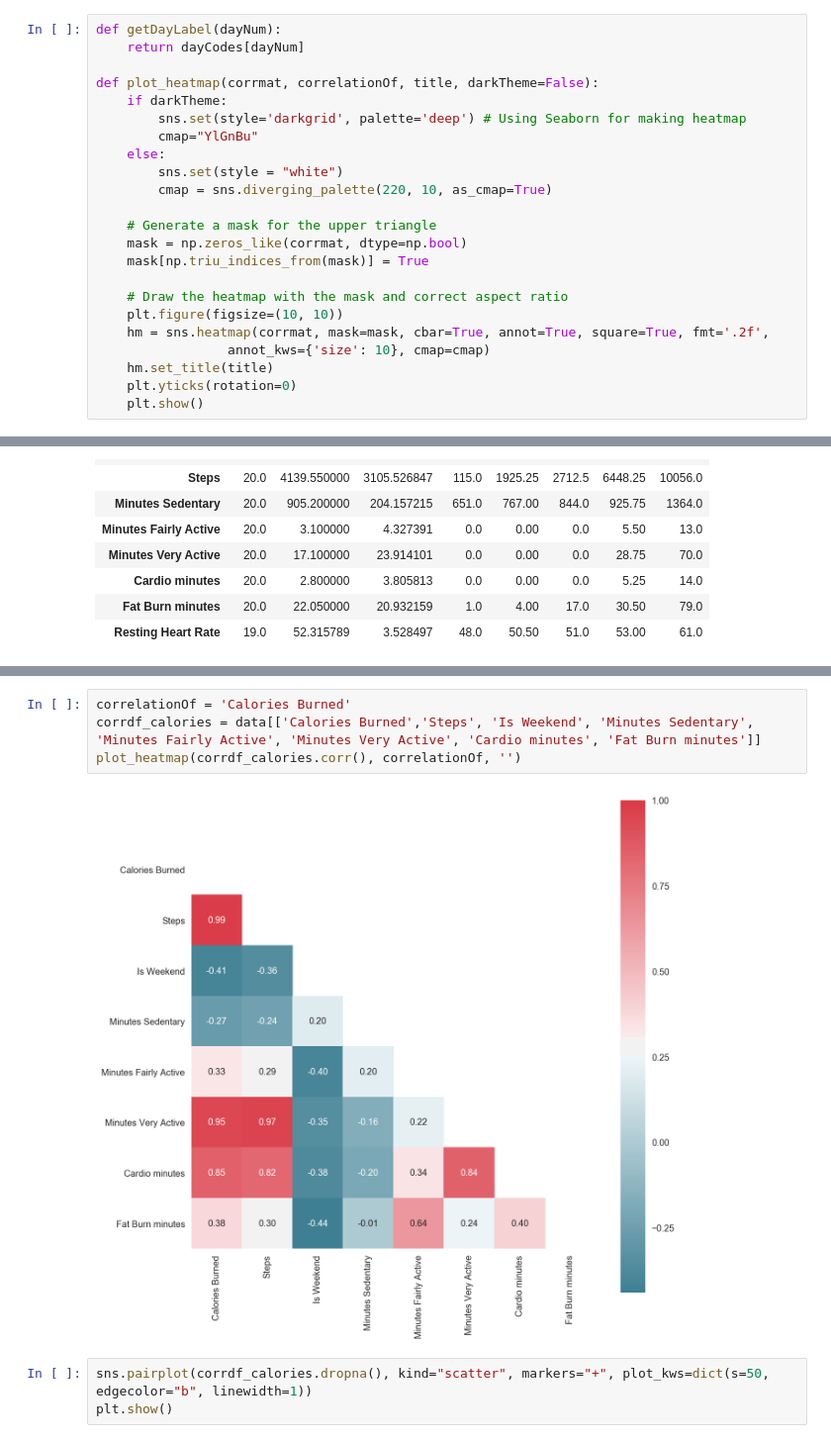
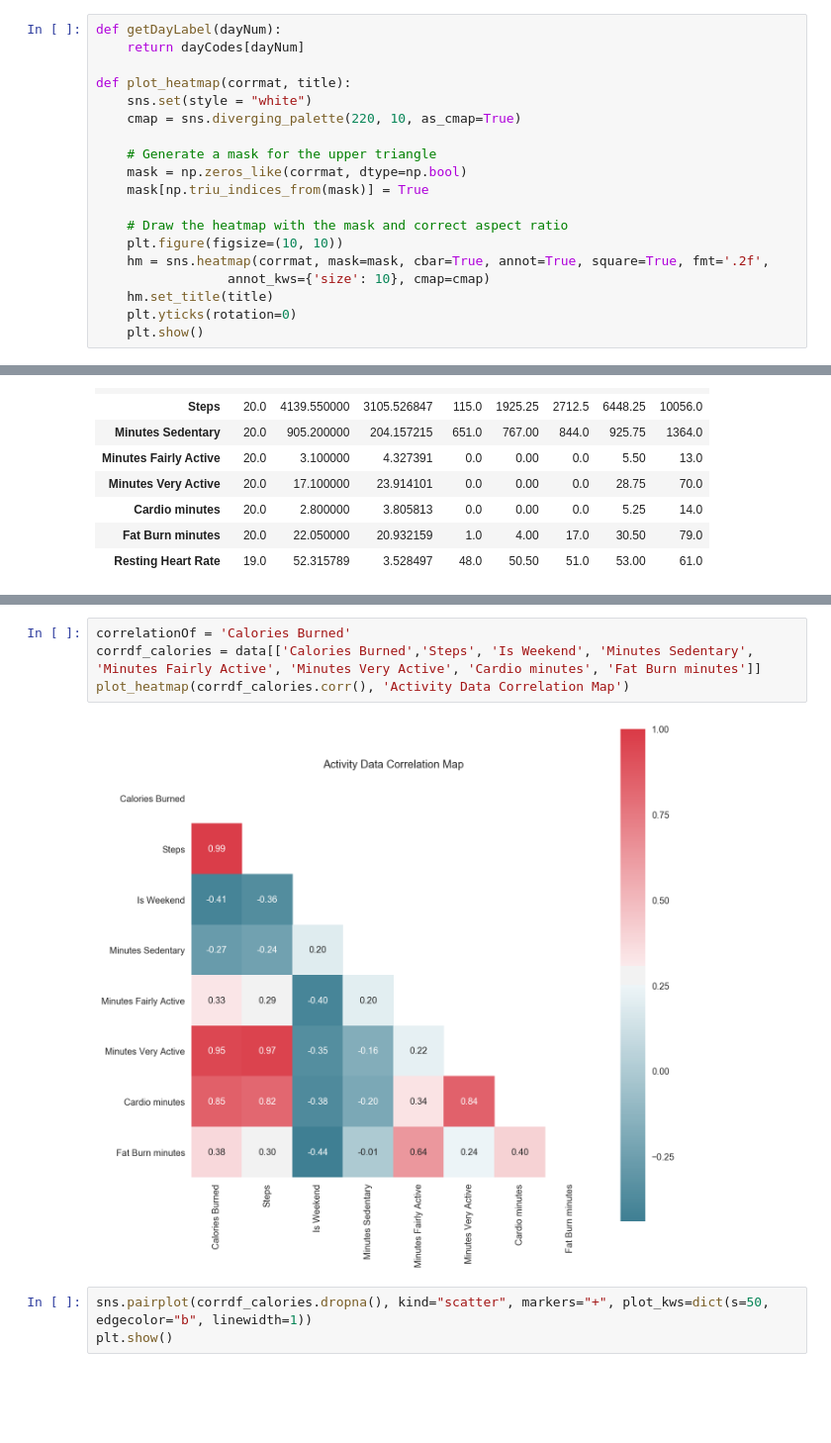
Before and after one commit to mliu356/fitbit-sleep-analyzer, a Jupyter notebook: fitbit-data-analysis.ipynb, the cells around one changed output, grey strips where cells are left out. Shown at 99% size. Saved outputs shown, nothing was run; the diff lists cells and outputs as text; blank space fills up the shorter version.

```diff
--- a/fitbit-data-analysis.ipynb
+++ b/fitbit-data-analysis.ipynb
@@ -116,13 +109,9 @@ data.groupby(['Day of Week']).mean()
 def getDayLabel(dayNum):
     return dayCodes[dayNum]
 
-def plot_heatmap(corrmat, correlationOf, title, darkTheme=False):
-    if darkTheme:
-        sns.set(style='darkgrid', palette='deep') # Using Seaborn for making heatmap
-        cmap="YlGnBu"
-    else:
-        sns.set(style = "white")
-        cmap = sns.diverging_palette(220, 10, as_cmap=True)
+def plot_heatmap(corrmat, title):
+    sns.set(style = "white")
+    cmap = sns.diverging_palette(220, 10, as_cmap=True)
 
     # Generate a mask for the upper triangle
     mask = np.zeros_like(corrmat, dtype=np.bool)
@@ -166,9 +152,9 @@ sleepData[['Minutes Asleep', 'Minutes Awake', 'Minutes Deep sleep', 'Minutes Lig
 # %%
 correlationOf = 'Calories Burned'
 corrdf_calories = data[['Calories Burned','Steps', 'Is Weekend', 'Minutes Sedentary', 'Minutes Fairly Active', 'Minutes Very Active', 'Cardio minutes', 'Fat Burn minutes']]
-plot_heatmap(corrdf_calories.corr(), correlationOf, '')
+plot_heatmap(corrdf_calories.corr(), 'Activity Data Correlation Map')
 # %% [output]
-[figure, old version]
+[figure, new version]
 # %%
 sns.pairplot(corrdf_calories.dropna(), kind="scatter", markers="+", plot_kws=dict(s=50, edgecolor="b", linewidth=1))
 plt.show()
```
Also changed, not shown: parts of 8 cells of this notebook.
